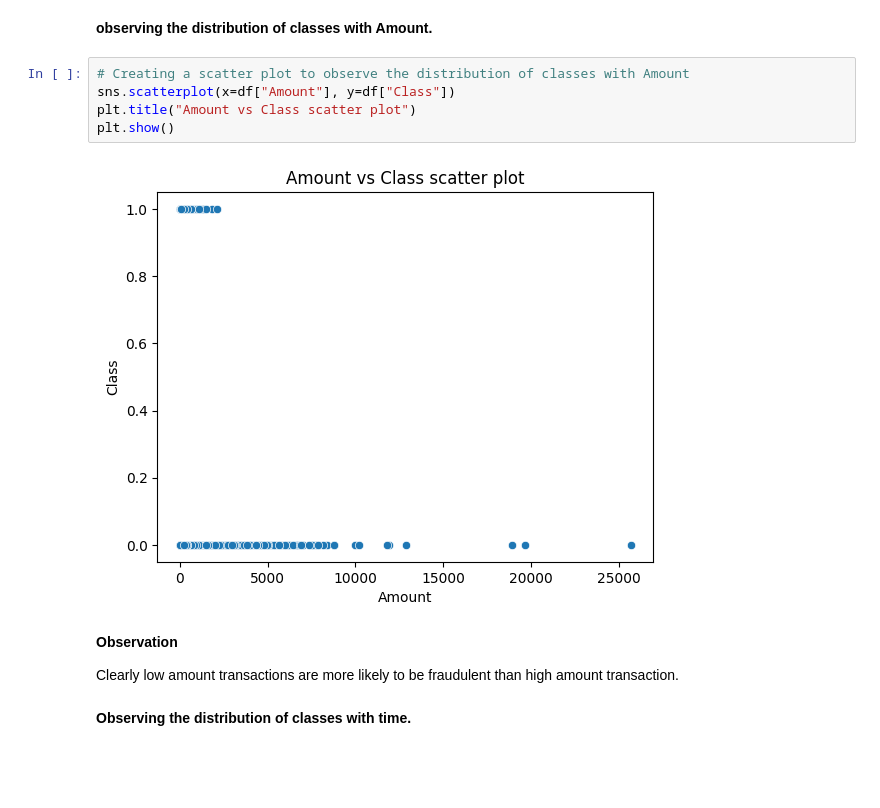
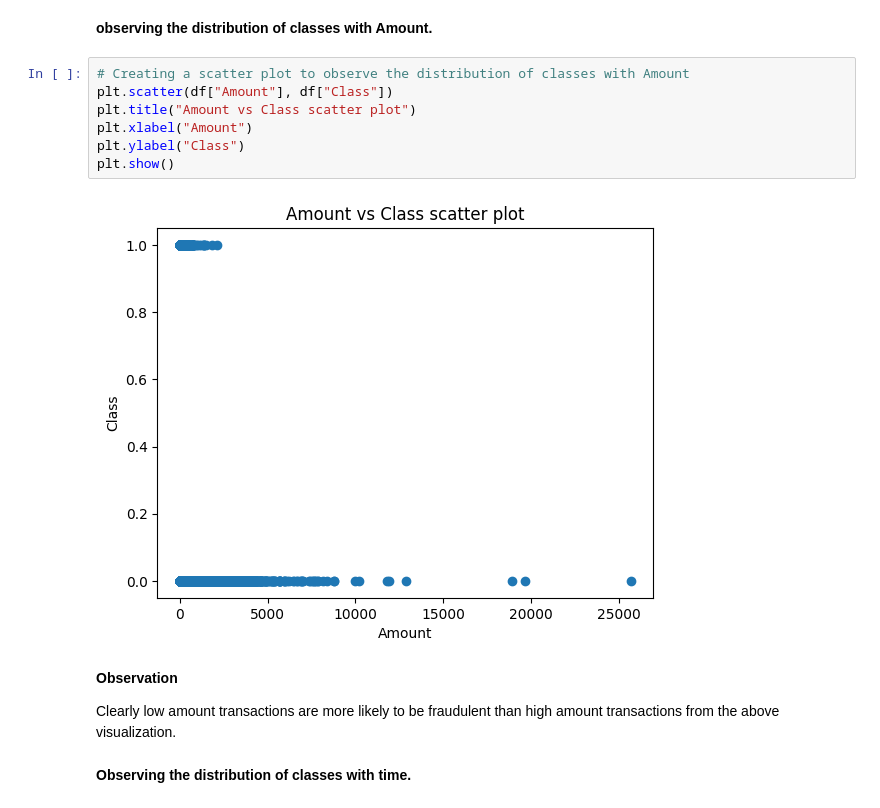
Before and after one commit to MercyKiragu/SAFESWIPE, a Jupyter notebook: notebook.ipynb, the cells around one changed output. Drawn from its saved outputs; the diff is of its cells as text; blank space fills up the shorter version.

```diff
--- a/notebook.ipynb
+++ b/notebook.ipynb
@@ -319,15 +323,17 @@ The dataset exhibits a significant class imbalance, with non-fraudulent transact
  **observing the distribution of classes with Amount.**
 # %%
 # Creating a scatter plot to observe the distribution of classes with Amount
-sns.scatterplot(x=df["Amount"], y=df["Class"])
+plt.scatter(df["Amount"], df["Class"])
 plt.title("Amount vs Class scatter plot")
+plt.xlabel("Amount")
+plt.ylabel("Class")
 plt.show()
 # %% [output]
-[figure, old version]
+[figure, new version]
 # %% [markdown]
 **Observation**
 
-Clearly low amount transactions are more likely to be fraudulent than high amount transaction.
+Clearly low amount transactions are more likely to be fraudulent than high amount transactions from the above visualization.
 # %% [markdown]
 **Observing the distribution of classes with time.**
 # %%
```
Also changed, not shown: parts of 64 cells of this notebook, 2 other files.
